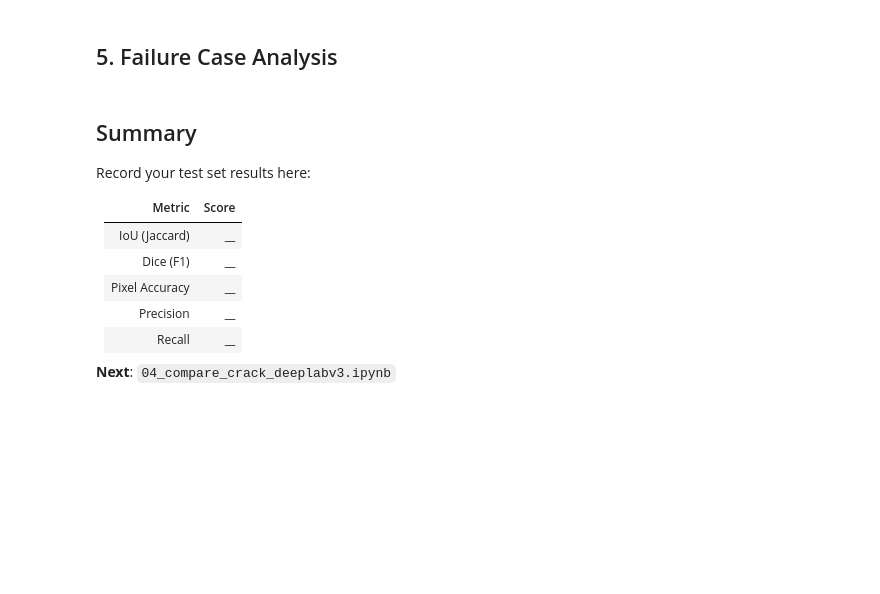
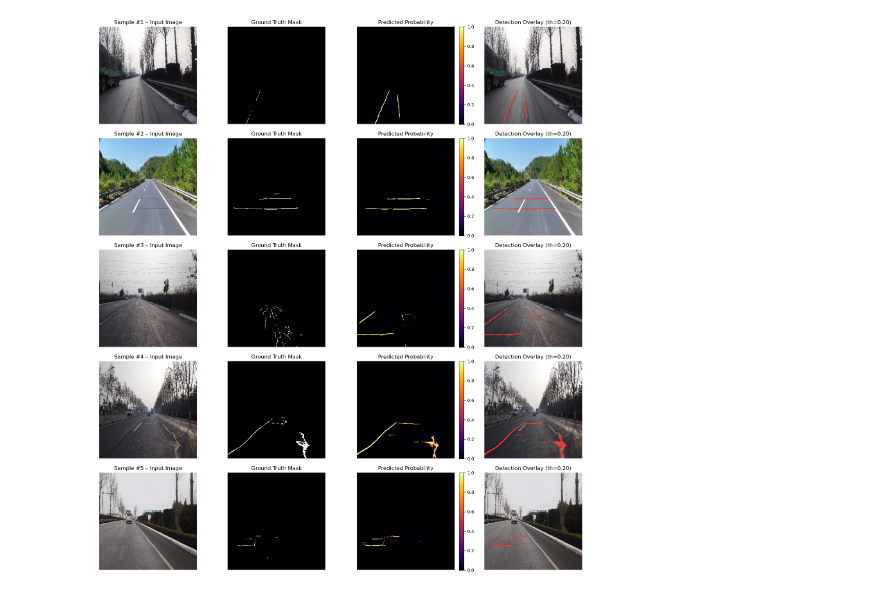
Before and after one commit to fra241632/CSE445-Road-Damage-detection-and-lane-segmentation-using-image-segmentation, a Jupyter notebook: notebooks/03_evaluate_crack.ipynb, the cells around one changed output. Cells and saved outputs as stored; diff of their text form; code cells hidden in the pictures; blank space fills up the shorter version.

```diff
--- a/notebooks/03_evaluate_crack.ipynb
+++ b/notebooks/03_evaluate_crack.ipynb
@@ -141,2 +169,0 @@ plt.tight_layout(); plt.show()
-# %% [markdown]
-## 5. Failure Case Analysis
@@ -177,14 +170,49 @@ plt.tight_layout(); plt.show()
-# %% [markdown]
-## Summary
-
-Record your test set results here:
-
-| Metric | Score |
-|---|---|
-| IoU (Jaccard) | __ |
-| Dice (F1) | __ |
-| Pixel Accuracy | __ |
-| Precision | __ |
-| Recall | __ |
-
-**Next**: `04_compare_crack_deeplabv3.ipynb`
+# %%
+# Pick sample test images and visualise predictions using optimal threshold
+n_samples = 5
+eval_th = best_th if "best_th" in locals() else 0.35
+fig, axes = plt.subplots(n_samples, 4, figsize=(16, 3.5 * n_samples))
+
+inv_mean = [-m/s for m, s in zip(config.AUG["mean"], config.AUG["std"])]
+inv_std  = [1.0/s for s in config.AUG["std"]]
+
+for i in range(n_samples):
+    img_t, mask_t = test_ds[i * (len(test_ds) // n_samples)]
+    with torch.no_grad():
+        pred_t = model(img_t.unsqueeze(0).to(device)).squeeze().cpu().numpy()
+
+    # Denormalize image for plotting
+    img_np = img_t.permute(1, 2, 0).cpu().numpy()
+    img_np = img_np * np.array(config.AUG["std"]) + np.array(config.AUG["mean"])
+    img_np = np.clip(img_np, 0, 1)
+
+    gt_np = mask_t.squeeze().cpu().numpy()
+    pred_bin = (pred_t > eval_th).astype(np.float32)
+
+    # 1. Original Image
+    axes[i, 0].imshow(img_np)
+    axes[i, 0].set_title(f"Sample #{i+1} – Input Image")
+    axes[i, 0].axis("off")
+
+    # 2. Ground Truth Mask
+    axes[i, 1].imshow(gt_np, cmap="gray")
+    axes[i, 1].set_title("Ground Truth Mask")
+    axes[i, 1].axis("off")
+
+    # 3. Probability Heatmap
+    im = axes[i, 2].imshow(pred_t, cmap="inferno", vmin=0, vmax=1)
+    axes[i, 2].set_title("Predicted Probability")
+    axes[i, 2].axis("off")
+    plt.colorbar(im, ax=axes[i, 2], fraction=0.046, pad=0.04)
+
+    # 4. Binary Overlay
+    overlay = img_np.copy()
+    overlay[pred_bin > 0] = [1.0, 0.2, 0.2]  # Red overlay for detected crack
+    axes[i, 3].imshow(overlay)
+    axes[i, 3].set_title(f"Detection Overlay (th={eval_th:.2f})")
+    axes[i, 3].axis("off")
+
+plt.tight_layout()
+plt.show()
+# %% [output]
+[figure, added]
```
Also changed, not shown: parts of 15 cells of this notebook, 25 other files.
